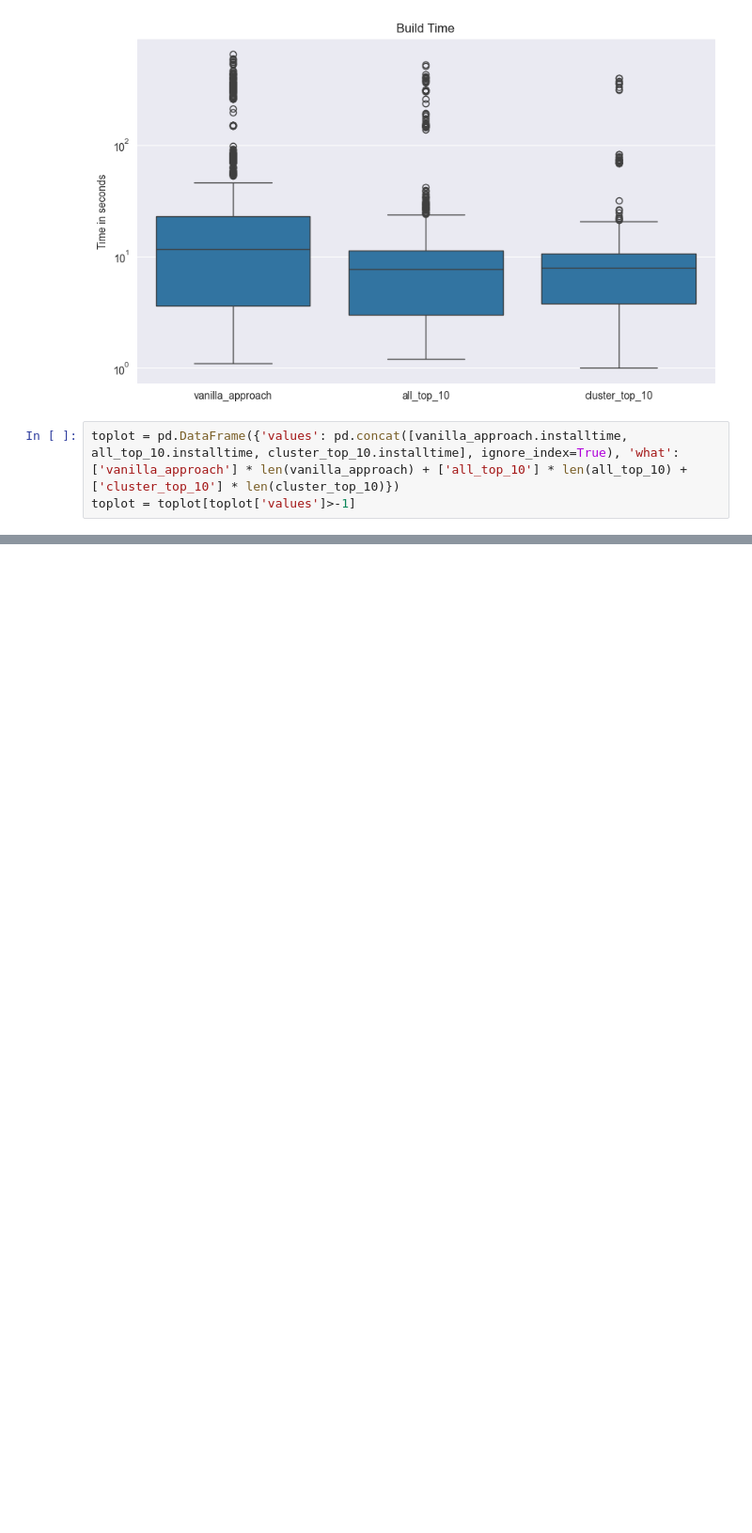
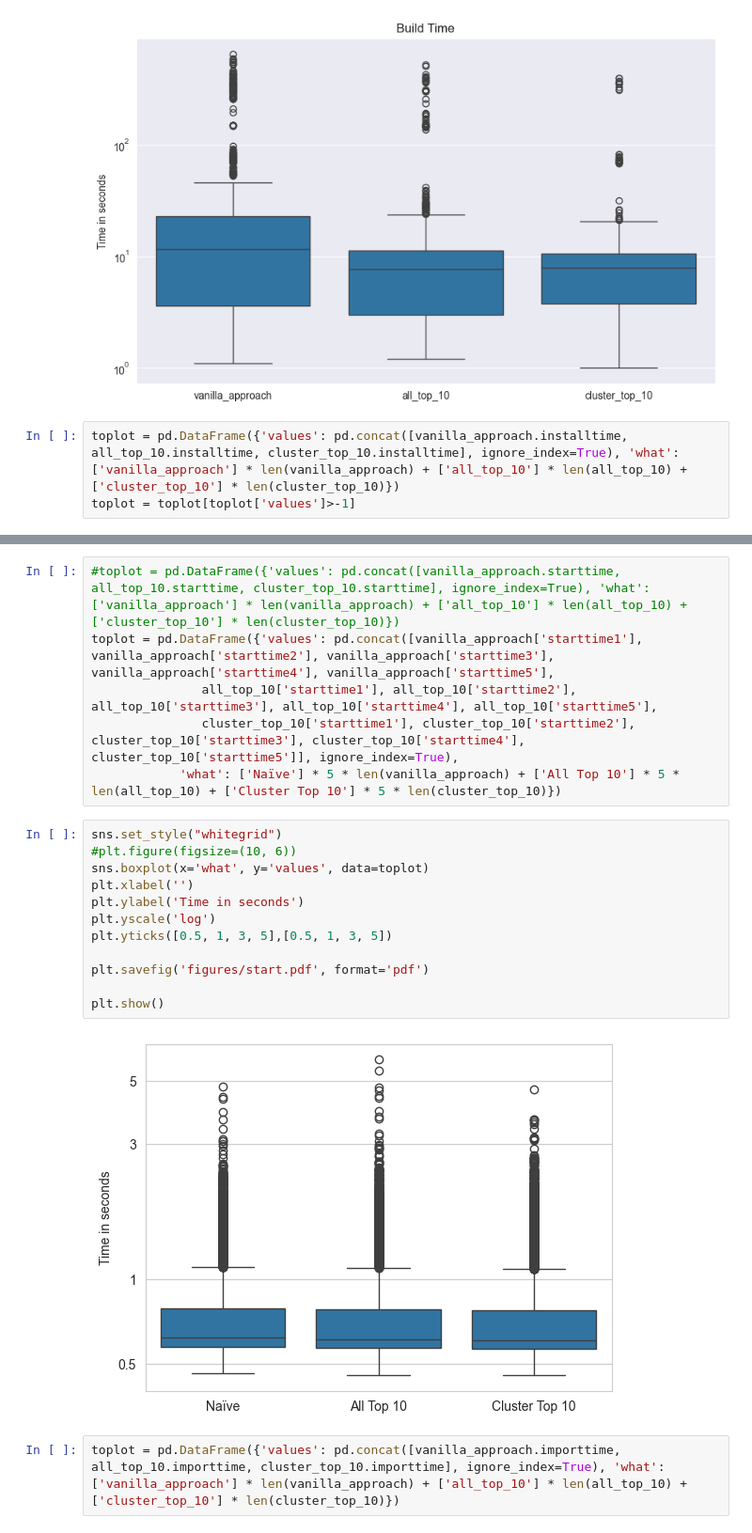
Before and after one commit to globus-labs/package-preloading, a Jupyter notebook: Plot_results.ipynb, the cells around one changed output, grey strips where cells are left out. Shown at 94% size. Drawn from its saved outputs; the diff is of its cells as text; blank space fills up the shorter version.

```diff
--- a/Plot_results.ipynb
+++ b/Plot_results.ipynb
@@ -188,0 +478,22 @@ plt.show()
+# %%
+#toplot = pd.DataFrame({'values': pd.concat([vanilla_approach.starttime, all_top_10.starttime, cluster_top_10.starttime], ignore_index=True), 'what': ['vanilla_approach'] * len(vanilla_approach) + ['all_top_10'] * len(all_top_10) + ['cluster_top_10'] * len(cluster_top_10)})
+toplot = pd.DataFrame({'values': pd.concat([vanilla_approach['starttime1'], vanilla_approach['starttime2'], vanilla_approach['starttime3'], vanilla_approach['starttime4'], vanilla_approach['starttime5'],
+               all_top_10['starttime1'], all_top_10['starttime2'], all_top_10['starttime3'], all_top_10['starttime4'], all_top_10['starttime5'],
+               cluster_top_10['starttime1'], cluster_top_10['starttime2'], cluster_top_10['starttime3'], cluster_top_10['starttime4'], cluster_top_10['starttime5']], ignore_index=True),
+            'what': ['Naïve'] * 5 * len(vanilla_approach) + ['All Top 10'] * 5 * len(all_top_10) + ['Cluster Top 10'] * 5 * len(cluster_top_10)})
+# %%
+sns.set_style("whitegrid")
+#plt.figure(figsize=(10, 6))
+sns.boxplot(x='what', y='values', data=toplot)
+plt.xlabel('')
+plt.ylabel('Time in seconds')
+plt.yscale('log')
+plt.yticks([0.5, 1, 3, 5],[0.5, 1, 3, 5])
+
+plt.savefig('figures/start.pdf', format='pdf')
+
+plt.show()
+# %% [output]
+[figure, new version]
+# %%
+toplot = pd.DataFrame({'values': pd.concat([vanilla_approach.importtime, all_top_10.importtime, cluster_top_10.importtime], ignore_index=True), 'what': ['vanilla_approach'] * len(vanilla_approach) + ['all_top_10'] * len(all_top_10) + ['cluster_top_10'] * len(cluster_top_10)})
```
Also changed, not shown: parts of 41 cells of this notebook, 2 other files.
